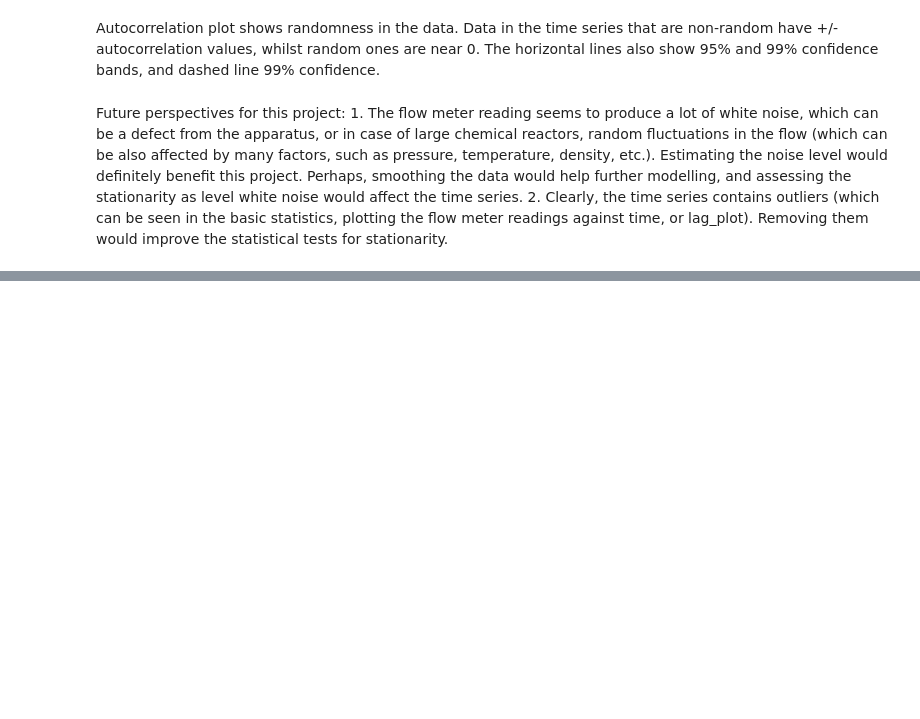
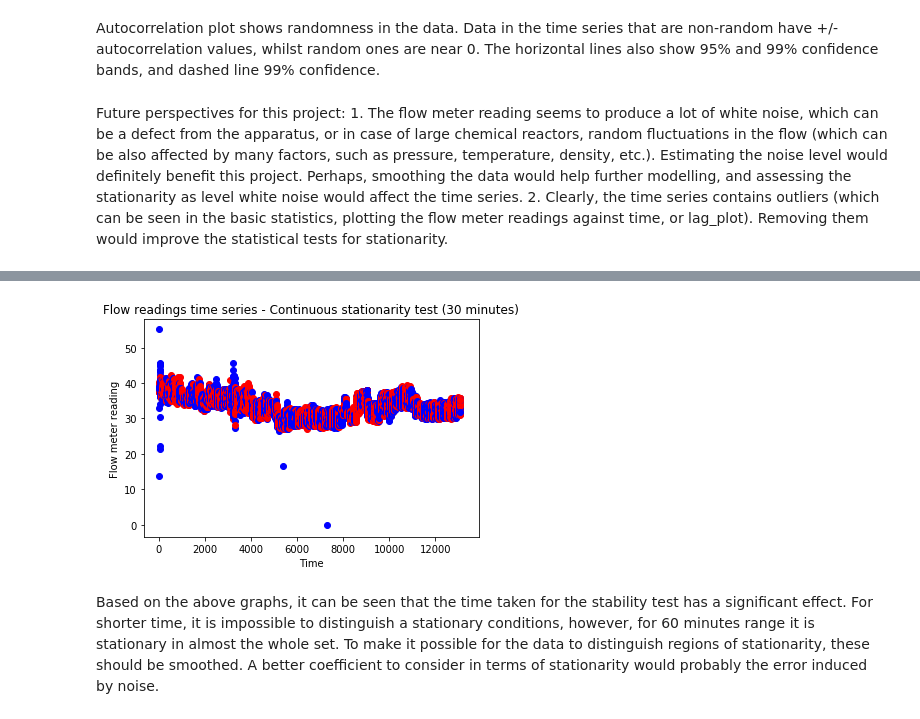
Before and after one commit to kamiloster/Data_Scientist_Interview, a Jupyter notebook: Final notebook.ipynb, the cells around one changed output, grey strips where cells are left out. Drawn from its saved outputs; the diff is of its cells as text; code cells hidden in the pictures; blank space fills up the shorter version.

```diff
--- a/Final notebook.ipynb
+++ b/Final notebook.ipynb
@@ -197,0 +255,13 @@ Since ADF produces results that do not indicate stationary conditions per se, KP
+# %%
+for i in range(10, len(y_cont2)-10):
+    colors=['blue' if test_result2[i] == 1 else 'red']
+    plt.scatter(i, y_cont2[i], color=colors)
+
+plt.xlabel('Time')
+plt.ylabel('Flow meter reading')
+plt.title('Flow readings time series - Continuous stationarity test (30 minutes)')
+plt.show()
+# %% [output]
+[figure, added]
+# %% [markdown]
+Based on the above graphs, it can be seen that the time taken for the stability test has a significant effect. For shorter time, it is impossible to distinguish a stationary conditions, however, for 60 minutes range it is stationary in almost the whole set. To make it possible for the data to distinguish regions of stationarity, these should be smoothed. A better coefficient to consider in terms of stationarity would probably the error induced by noise.
```
Also changed, not shown: parts of 6 cells of this notebook.
